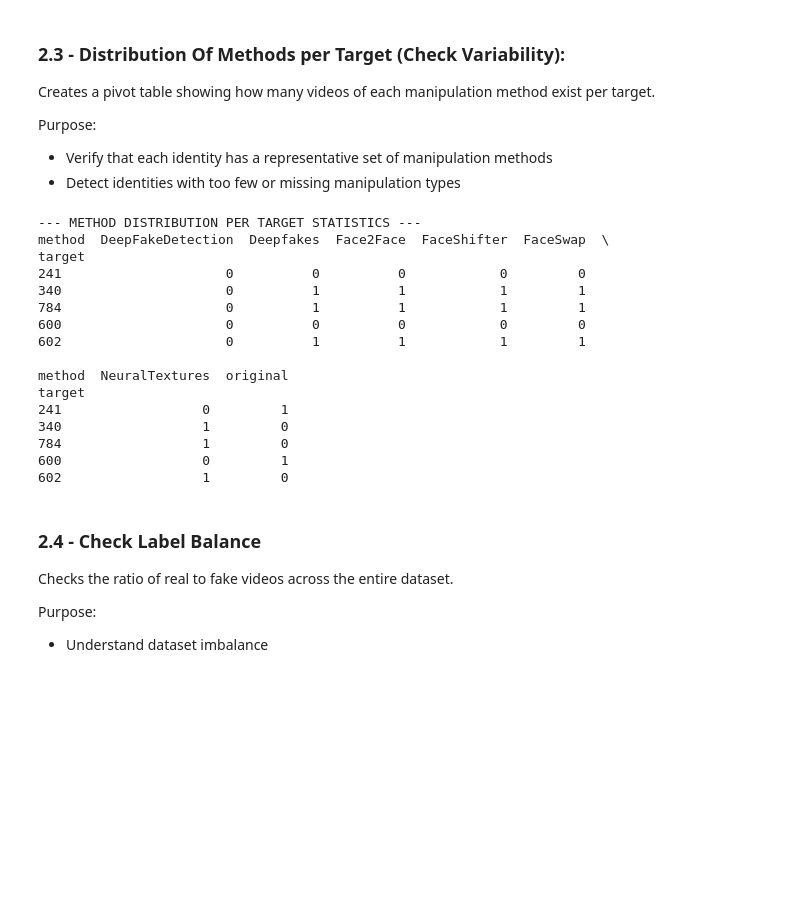
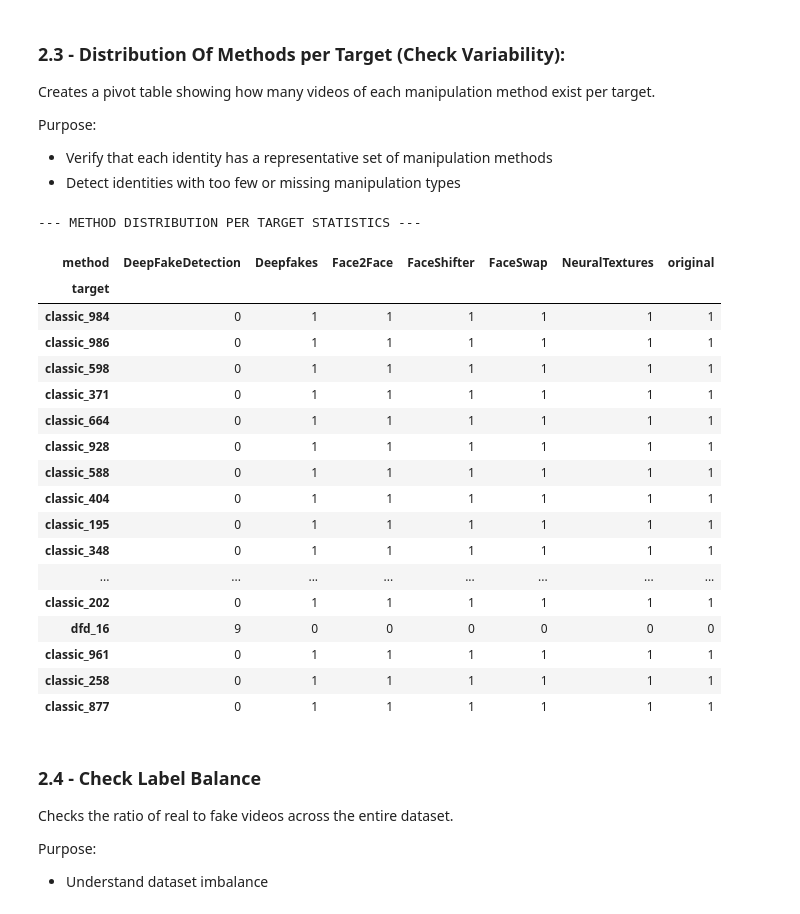
Before and after one commit to luciapola04/internship-deepfake-forensic, a Jupyter notebook: FaceForensics++/01_data_exploration.ipynb, the cells around one changed output. Drawn from its saved outputs; the diff is of its cells as text; code cells hidden in the pictures; blank space fills up the shorter version.

```diff
--- a/FaceForensics++/01_data_exploration.ipynb
+++ b/FaceForensics++/01_data_exploration.ipynb
@@ -249,32 +249,35 @@ Purpose:
 # %%
 pivot = pd.pivot_table(
     videos,
     index="target",
     columns="method",
     values="video",
     aggfunc="count",
     fill_value=0
 )
 
 print("\n--- METHOD DISTRIBUTION PER TARGET STATISTICS ---")
-print(pivot.sample(5))
+display(pivot.sample(20))
 # %% [output]
 --- METHOD DISTRIBUTION PER TARGET STATISTICS ---
-method  DeepFakeDetection  Deepfakes  Face2Face  FaceShifter  FaceSwap  \
-target
-241                     0          0          0            0         0
-340                     0          1          1            1         1
-784                     0          1          1            1         1
-600                     0          0          0            0         0
-602                     0          1          1            1         1
-
-method  NeuralTextures  original
-target
-241                  0         1
-340                  1         0
-784                  1         0
-600                  0         1
-602                  1         0
+| method | DeepFakeDetection | Deepfakes | Face2Face | FaceShifter | FaceSwap | NeuralTextures | original |
+| target |  |  |  |  |  |  |  |
+| classic_984 | 0 | 1 | 1 | 1 | 1 | 1 | 1 |
+| classic_986 | 0 | 1 | 1 | 1 | 1 | 1 | 1 |
+| classic_598 | 0 | 1 | 1 | 1 | 1 | 1 | 1 |
+| classic_371 | 0 | 1 | 1 | 1 | 1 | 1 | 1 |
+| classic_664 | 0 | 1 | 1 | 1 | 1 | 1 | 1 |
+| classic_928 | 0 | 1 | 1 | 1 | 1 | 1 | 1 |
+| classic_588 | 0 | 1 | 1 | 1 | 1 | 1 | 1 |
+| classic_404 | 0 | 1 | 1 | 1 | 1 | 1 | 1 |
+| classic_195 | 0 | 1 | 1 | 1 | 1 | 1 | 1 |
+| classic_348 | 0 | 1 | 1 | 1 | 1 | 1 | 1 |
+| ... | ... | ... | ... | ... | ... | ... | ... |
+| classic_202 | 0 | 1 | 1 | 1 | 1 | 1 | 1 |
+| dfd_16 | 9 | 0 | 0 | 0 | 0 | 0 | 0 |
+| classic_961 | 0 | 1 | 1 | 1 | 1 | 1 | 1 |
+| classic_258 | 0 | 1 | 1 | 1 | 1 | 1 | 1 |
+| classic_877 | 0 | 1 | 1 | 1 | 1 | 1 | 1 |
 # %% [markdown]
 ### 2.4 - Check Label Balance
 
```
Also changed, not shown: parts of 5 cells of this notebook, 2 other files.
